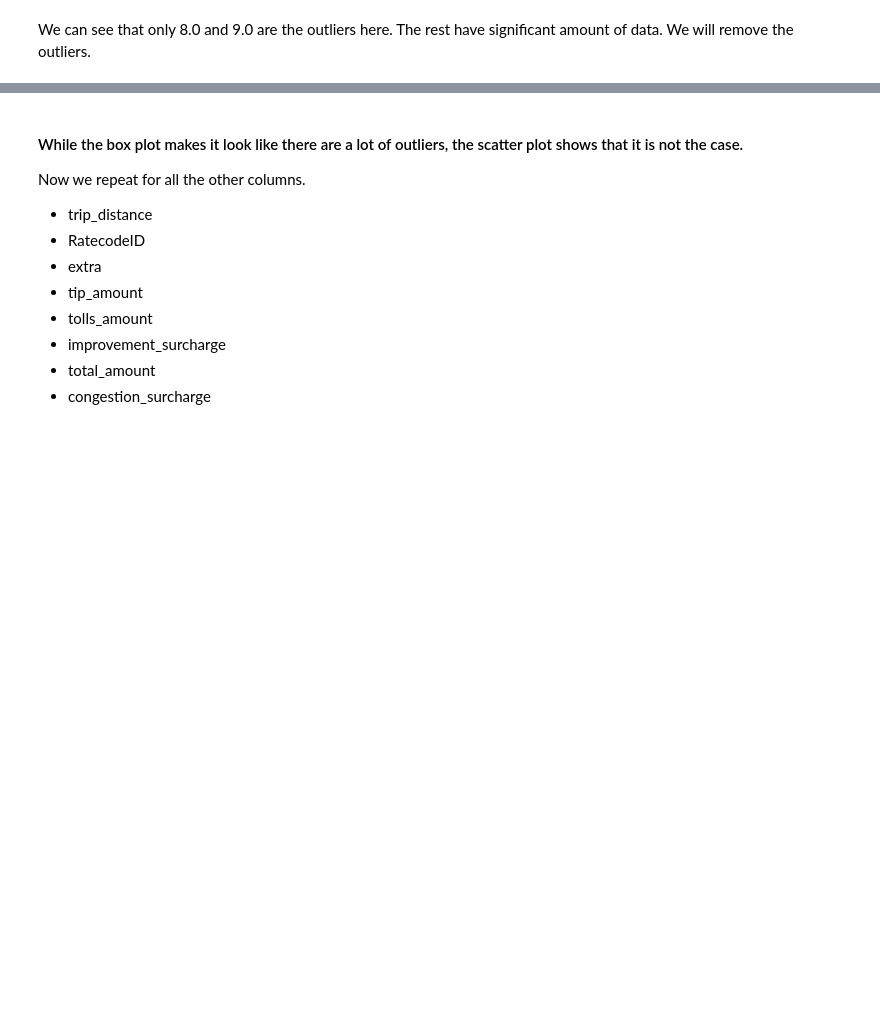
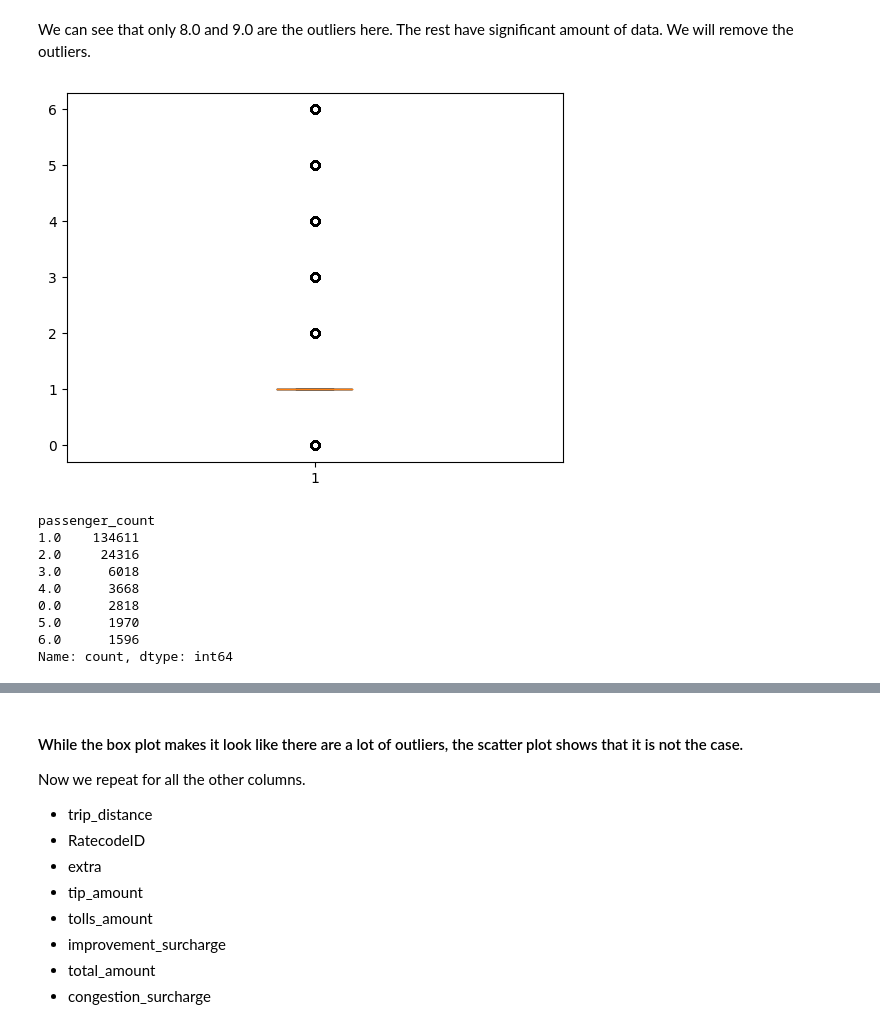
Before and after one commit to Wambyat/MLP-Project, a Jupyter notebook: main.ipynb, the cells around one changed output, grey strips where cells are left out. Drawn from its saved outputs; the diff is of its cells as text; code cells hidden in the pictures; blank space fills up the shorter version.

```diff
--- a/main.ipynb
+++ b/main.ipynb
@@ -192,7 +320,18 @@ Let's see passenger_count more carefully.
 We can see that only 8.0 and 9.0 are the outliers here. The rest have significant amount of data. We will remove the outliers.
 # %%
 train.drop(train[train['passenger_count'] > 7].index, inplace=True)
-# plt.boxplot(train['passenger_count'])
-# plt.show()
-# train['passenger_count'].value_counts()
+plt.boxplot(train['passenger_count'])
+plt.show()
+train['passenger_count'].value_counts()
+# %% [output]
+[figure, added]
+passenger_count
+1.0    134611
+2.0     24316
+3.0      6018
+4.0      3668
+0.0      2818
+5.0      1970
+6.0      1596
+Name: count, dtype: int64
 # %%
```
Also changed, not shown: parts of 97 cells of this notebook, 1 other file.
